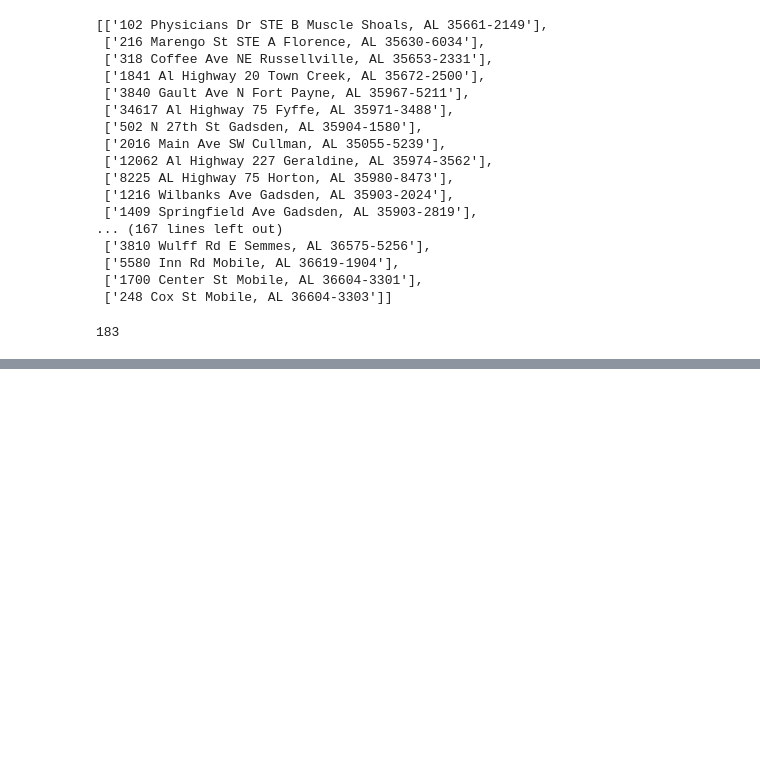
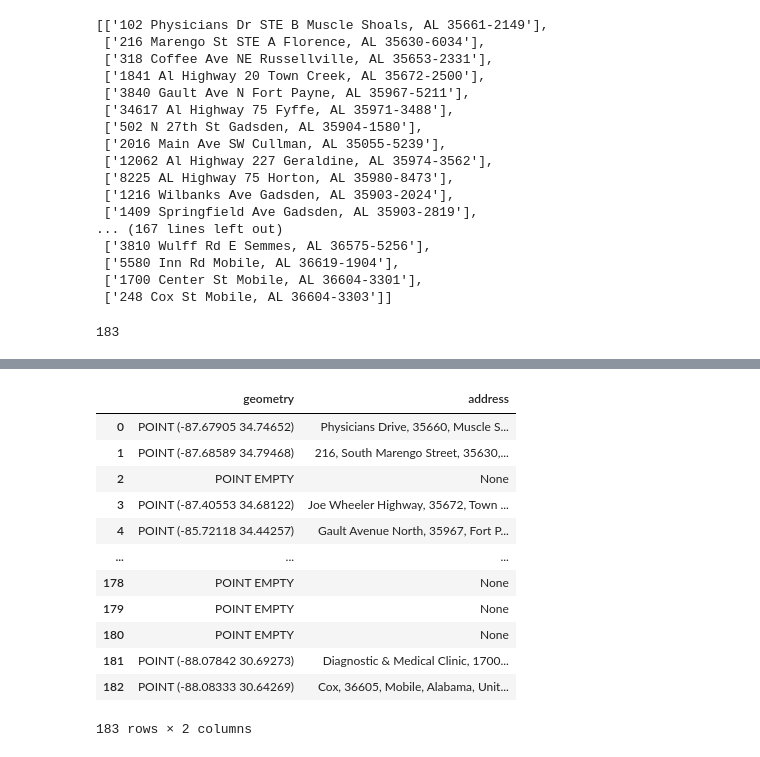
Before and after one commit to jwang3939/HLS_CHC, a Jupyter notebook: exploratory_notebook.ipynb, the cells around one changed output, grey strips where cells are left out. Cells and saved outputs as stored; diff of their text form; code cells hidden in the pictures; blank space fills up the shorter version.

```diff
--- a/exploratory_notebook.ipynb
+++ b/exploratory_notebook.ipynb
@@ -118,3 +119,20 @@ al_locations
 | 181 | POINT (-88.07842 30.69273) | Diagnostic & Medical Clinic, 1700... |
 | 182 | POINT (-88.08333 30.64269) | Cox, 36605, Mobile, Alabama, Unit... |
 183 rows × 2 columns
+# %%
+al = pd.DataFrame(al_locations)
+al
+# %% [output]
+|  | geometry | address |
+| 0 | POINT (-87.67905 34.74652) | Physicians Drive, 35660, Muscle S... |
+| 1 | POINT (-87.68589 34.79468) | 216, South Marengo Street, 35630,... |
+| 2 | POINT EMPTY | None |
+| 3 | POINT (-87.40553 34.68122) | Joe Wheeler Highway, 35672, Town ... |
+| 4 | POINT (-85.72118 34.44257) | Gault Avenue North, 35967, Fort P... |
+| ... | ... | ... |
+| 178 | POINT EMPTY | None |
+| 179 | POINT EMPTY | None |
+| 180 | POINT EMPTY | None |
+| 181 | POINT (-88.07842 30.69273) | Diagnostic & Medical Clinic, 1700... |
+| 182 | POINT (-88.08333 30.64269) | Cox, 36605, Mobile, Alabama, Unit... |
+183 rows × 2 columns
```
Also changed, not shown: parts of 5 cells of this notebook, 1 other file.
